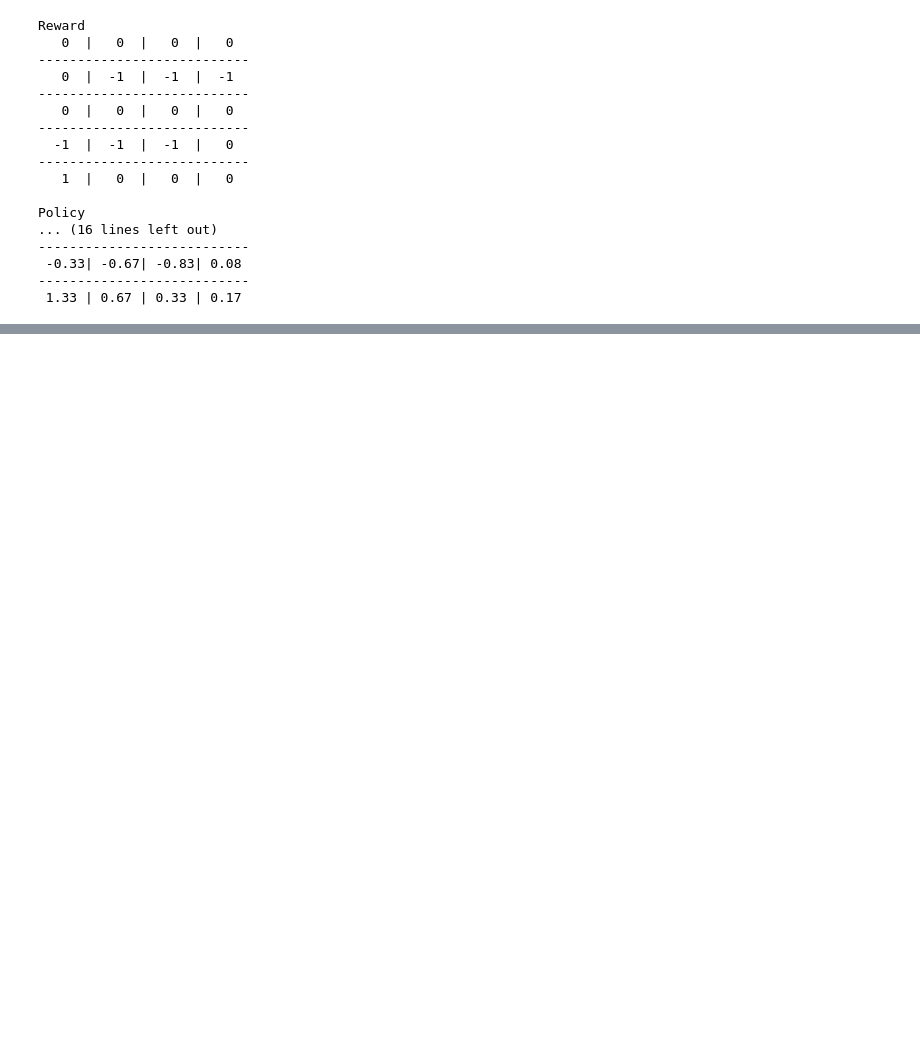
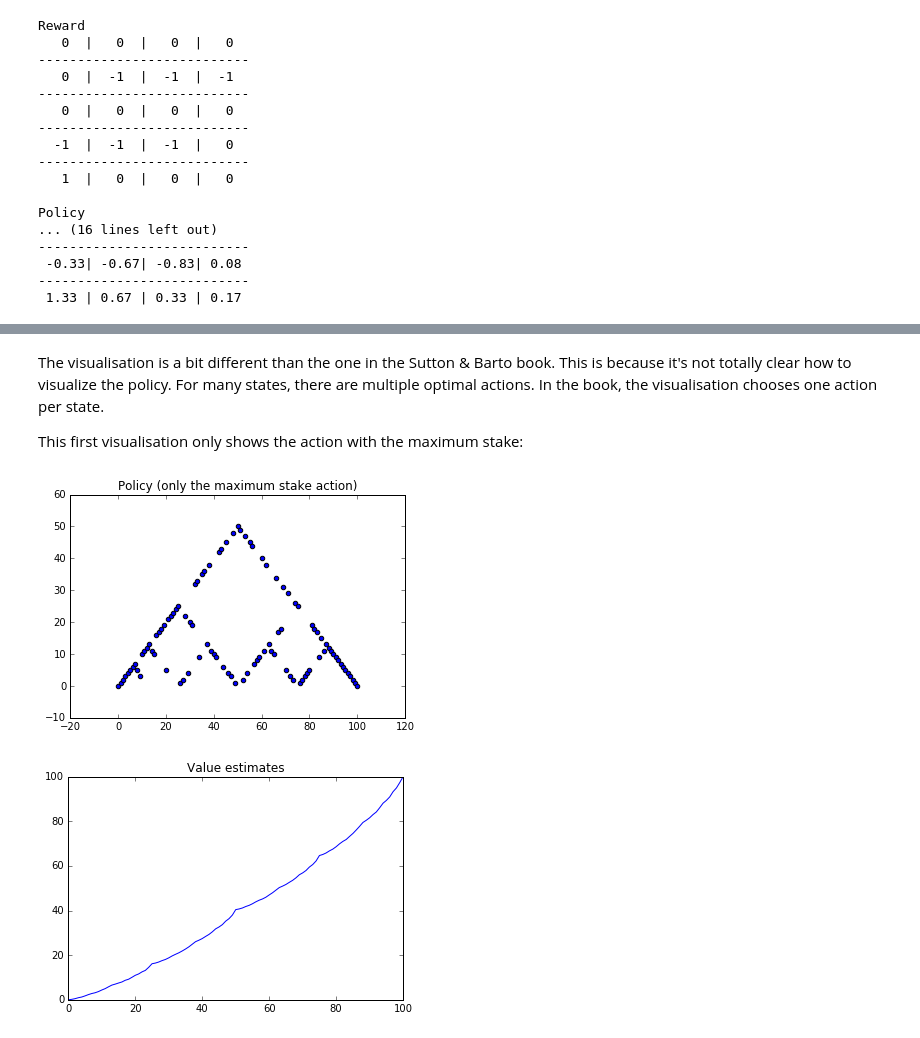
Before and after one commit to florian/reinforcement-learning, a Jupyter notebook: 4_Dynamic_Programming.ipynb, the cells around one changed output, grey strips where cells are left out. Saved outputs shown, nothing was run; the diff lists cells and outputs as text; code cells hidden in the pictures; blank space fills up the shorter version.

Commit message:
Change DP algorithm, and add car rental / gambler problems

```diff
--- a/4_Dynamic_Programming.ipynb
+++ b/4_Dynamic_Programming.ipynb
@@ -7,6 +7,6 @@ Any environment that our agent can explore needs to be described using a subclas
 # %%
 class Environment:
-    def get_spaces(self):
+    def get_states(self):
         """
         Return the set of possible states
         """
@@ -18,17 +18,12 @@ class Environment:
         """
         pass
 
-    def execute_action(self, state, action):
+    def get_state_actions(self, state, action):
         """
-        Executes the action and changes the state
+        Return a list of (probability, new_state, reward) tuples for the
+        given state and action
         """
         pass
-
-    def reward(self, action, state, new_state):
-        """
-        Returns the reward for the given state change
-        """
-        pass
 # %% [markdown]
 `DPAgent` can find a perfect policy given an `Environment`. It works using value iteration. Initially, a random policy is generated. After that, each time `agent.learn()` is executed, we perform:
 
@@ -304,0 +462,8 @@ Policy
+# %%
+env = GamblerProblem(goal=100, p_win=0.4)
+
+gambling_agent = DPAgent(env, discount_factor=1)
+
+gambling_agent.learn(evaluate=10)
+gambling_agent.learn(evaluate=100)
+gambling_agent.learn(evaluate=500)
@@ -304,0 +492,4 @@ Policy
+# %% [markdown]
+The visualisation is a bit different than the one in the Sutton & Barto book. This is because it's not totally clear how to visualize the policy. For many states, there are multiple optimal actions. In the book, the visualisation chooses one action per state.
+
+This first visualisation only shows the action with the maximum stake:
@@ -304,0 +498,17 @@ Policy
+# %%
+data = [(capital, max(opts)) for capital, opts in gambling_agent.policy.items()]
+x, y = zip(*data)
+
+import matplotlib.pyplot as plt
+
+plt.scatter(x, y)
+plt.title("Policy (only the maximum stake action)")
+plt.show()
+
+x, y = zip(*gambling_agent.values.items())
+plt.plot(x, y)
+plt.title("Value estimates")
+plt.show()
+# %% [output]
+[figure, added]
+[figure, added]
```
Also changed, not shown: parts of 19 cells of this notebook.
